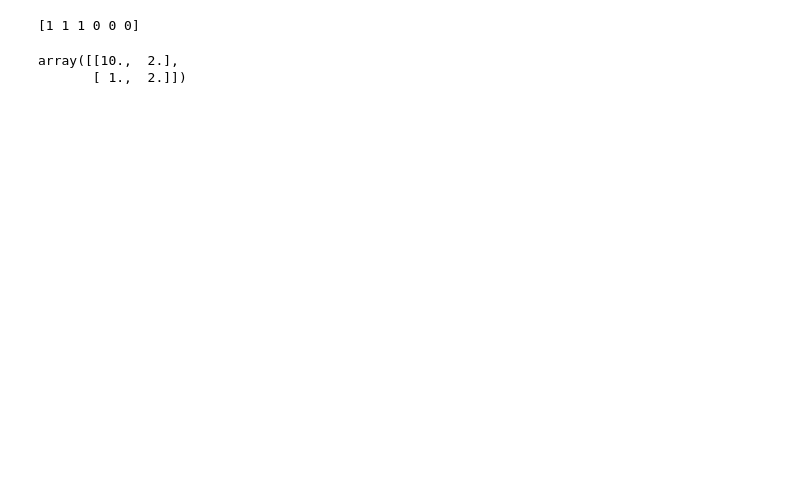
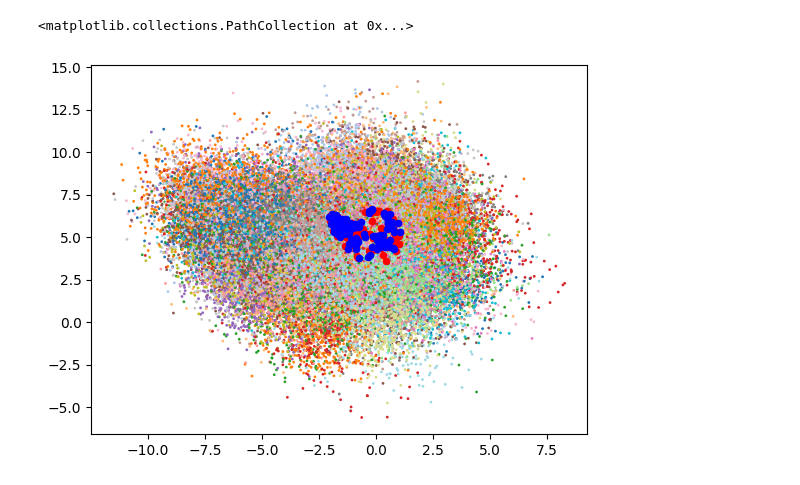
Before and after one commit to TizianoCausin01/exp_set, a Jupyter notebook: python_scripts/scripts/clustering_tries.ipynb, the cells around one changed output. Drawn from its saved outputs; the diff is of its cells as text; code cells hidden in the pictures; blank space fills up the shorter version.

```diff
--- a/python_scripts/scripts/clustering_tries.ipynb
+++ b/python_scripts/scripts/clustering_tries.ipynb
@@ -10,11 +52,29 @@ X.shape
+# %%
+dim_rid1 = feats1@PCs1.components_.T
+if feats1.shape[1]>1000:
+    d1 = dim_rid1 @ weights_dict["W1"]
+else:
+    d1 = feats1 @ weights_dict["W1"]
+
+dim_rid2 = feats2@PCs2.components_.T
+if feats2.shape[1]>1000:
+    d2 = dim_rid2 @ weights_dict["W2"]
+else:
+    d2 = feats2 @ weights_dict["W2"]
 # %%
-X = np.array([[1, 2], [1, 4], [1, 0],
-              [10, 2], [10, 4], [10, 0]]) # pts x feats
-kmeans = KMeans(n_clusters=2, max_iter = 500, random_state=None, tol=.0001 n_init="k-means++").fit(X)
-print(kmeans.labels_)
-kmeans.predict([[0, 0], [12, 3]])
-kmeans.cluster_centers_
+clust_num = 100
+clust = KMeans(n_clusters=clust_num, init='k-means++', n_init='auto', max_iter=300, tol=0.0001, verbose=0, random_state=None, copy_x=True, algorithm='lloyd').fit(d2)
+#print(clust.cluster_centers_)
+#print(clust.labels_)
+bclust = BisectingKMeans(n_clusters=clust_num, init='k-means++', max_iter=300, tol=0.0001, verbose=0, random_state=None, copy_x=True, algorithm='lloyd').fit(d2)
-# %% [output]
-[1 1 1 0 0 0]
-array([[10.,  2.],
-       [ 1.,  2.]])
+# %%
+d1_low_dim = (feats1@PCs1.components_.T) @ weights_dict["W1"][:,:2]
+centroids = clust.cluster_centers_
+bcentroids = bclust.cluster_centers_
+# %%
+plt.scatter(d1_low_dim[:,0],d1_low_dim[:,1], c=clust.labels_, cmap="tab20", s=1)
+plt.scatter(centroids[:, 0], centroids[:, 1], s=20, color='red', label='Data 2')
+plt.scatter(bcentroids[:, 0], bcentroids[:, 1], s=20, color='blue', label='Data 2')
+# %% [output]
+<matplotlib.collections.PathCollection at 0x...>
+[figure, added]
```
Also changed, not shown: parts of 14 cells of this notebook, 11 other files.
